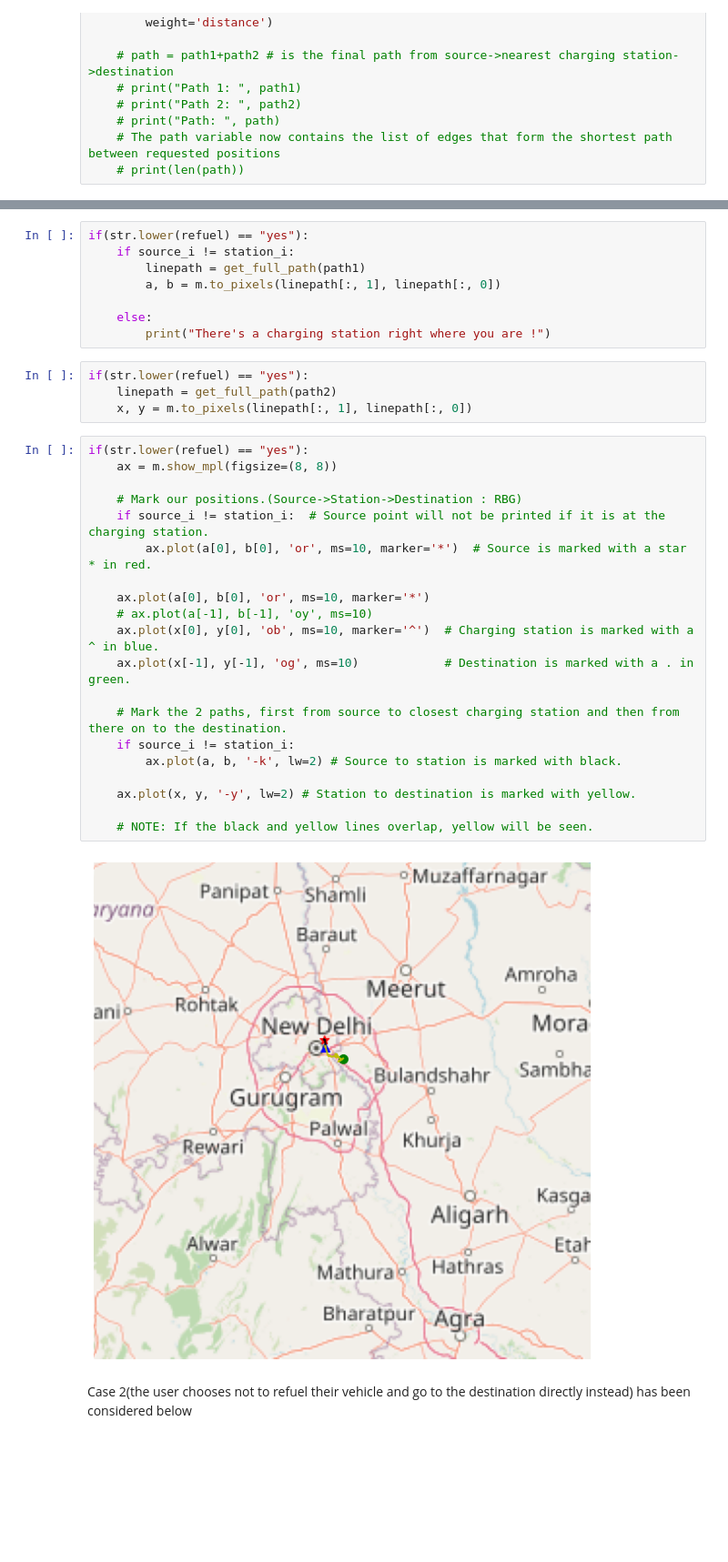
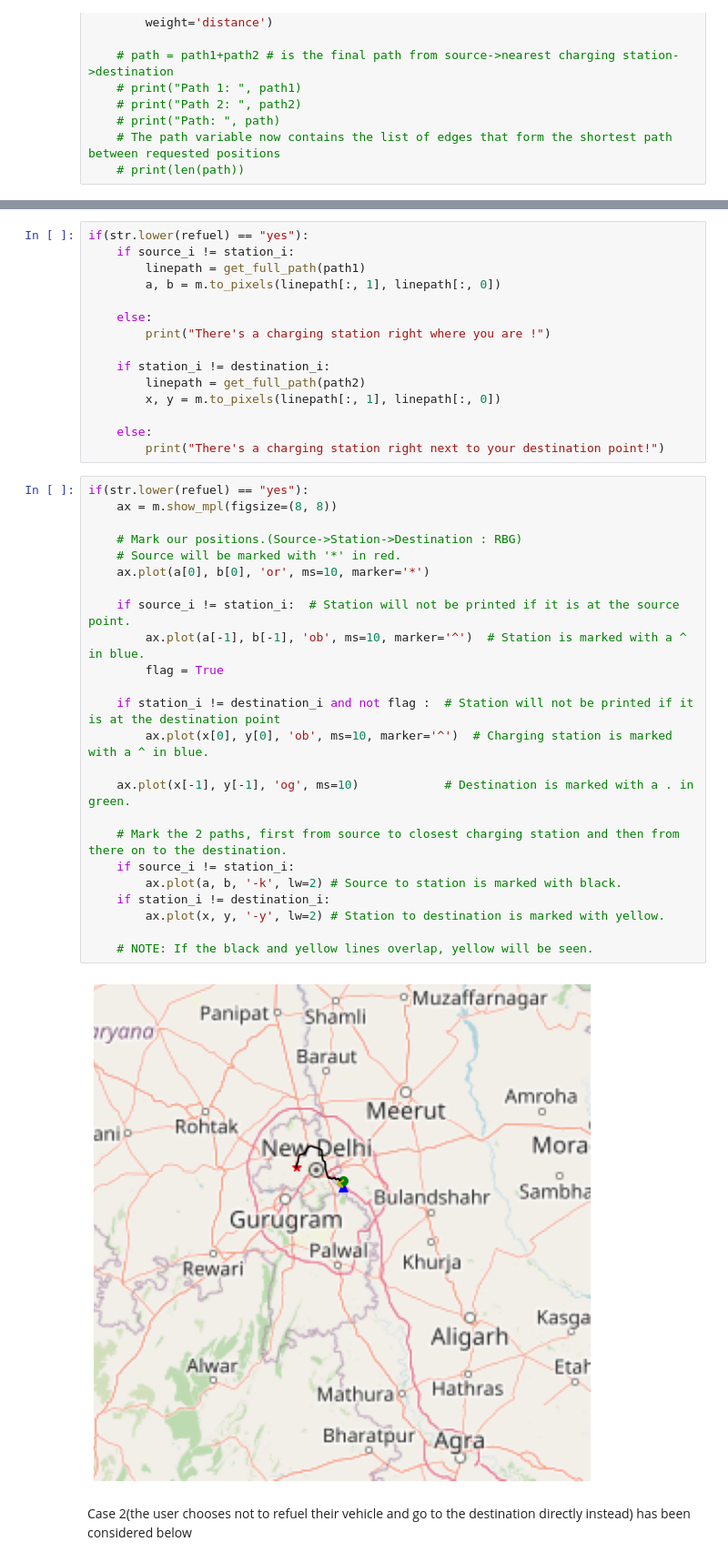
Before and after one commit to Utkarsh87/valerio, a Jupyter notebook: Plotting/RoutePlotter.ipynb, the cells around one changed output, grey strips where cells are left out. Shown at 91% size. Saved outputs shown, nothing was run; the diff lists cells and outputs as text; blank space fills up the shorter version.

Commit message:
New feature added(at destination point)

```diff
--- a/Plotting/RoutePlotter.ipynb
+++ b/Plotting/RoutePlotter.ipynb
@@ -388,32 +388,39 @@ if(str.lower(refuel) == "yes"):
 
     else:
         print("There's a charging station right where you are !")
+
+    if station_i != destination_i:
+        linepath = get_full_path(path2)
+        x, y = m.to_pixels(linepath[:, 1], linepath[:, 0])
+
+    else:
+        print("There's a charging station right next to your destination point!")
-# %%
-if(str.lower(refuel) == "yes"):
-    linepath = get_full_path(path2)
-    x, y = m.to_pixels(linepath[:, 1], linepath[:, 0])
 # %%
 if(str.lower(refuel) == "yes"):
     ax = m.show_mpl(figsize=(8, 8))
 
     # Mark our positions.(Source->Station->Destination : RBG)
-    if source_i != station_i:  # Source point will not be printed if it is at the charging station.
-        ax.plot(a[0], b[0], 'or', ms=10, marker='*')  # Source is marked with a star * in red.
+    # Source will be marked with '*' in red.
+    ax.plot(a[0], b[0], 'or', ms=10, marker='*')
 
-    ax.plot(a[0], b[0], 'or', ms=10, marker='*')
-    # ax.plot(a[-1], b[-1], 'oy', ms=10)
-    ax.plot(x[0], y[0], 'ob', ms=10, marker='^')  # Charging station is marked with a ^ in blue.
+    if source_i != station_i:  # Station will not be printed if it is at the source point.
+        ax.plot(a[-1], b[-1], 'ob', ms=10, marker='^')  # Station is marked with a ^ in blue.
+        flag = True
+
+    if station_i != destination_i and not flag :  # Station will not be printed if it is at the destination point
+        ax.plot(x[0], y[0], 'ob', ms=10, marker='^')  # Charging station is marked with a ^ in blue.
+
     ax.plot(x[-1], y[-1], 'og', ms=10)            # Destination is marked with a . in green.
 
     # Mark the 2 paths, first from source to closest charging station and then from there on to the destination.
     if source_i != station_i:
         ax.plot(a, b, '-k', lw=2) # Source to station is marked with black.
-
-    ax.plot(x, y, '-y', lw=2) # Station to destination is marked with yellow.
+    if station_i != destination_i:
+        ax.plot(x, y, '-y', lw=2) # Station to destination is marked with yellow.
 
     # NOTE: If the black and yellow lines overlap, yellow will be seen.
 # %% [output]
-[figure, old version]
+[figure, new version]
 # %% [markdown]
 Case 2(the user chooses not to refuel their vehicle and go to the destination directly instead) has been considered below
 # %%
```
Also changed, not shown: parts of 14 cells of this notebook.
